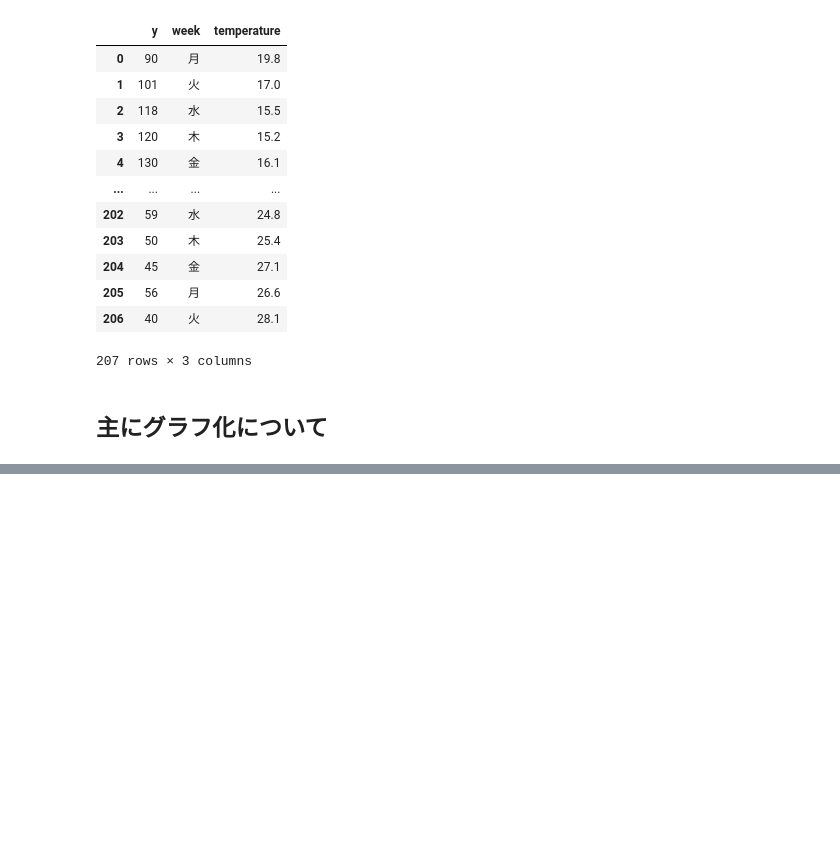
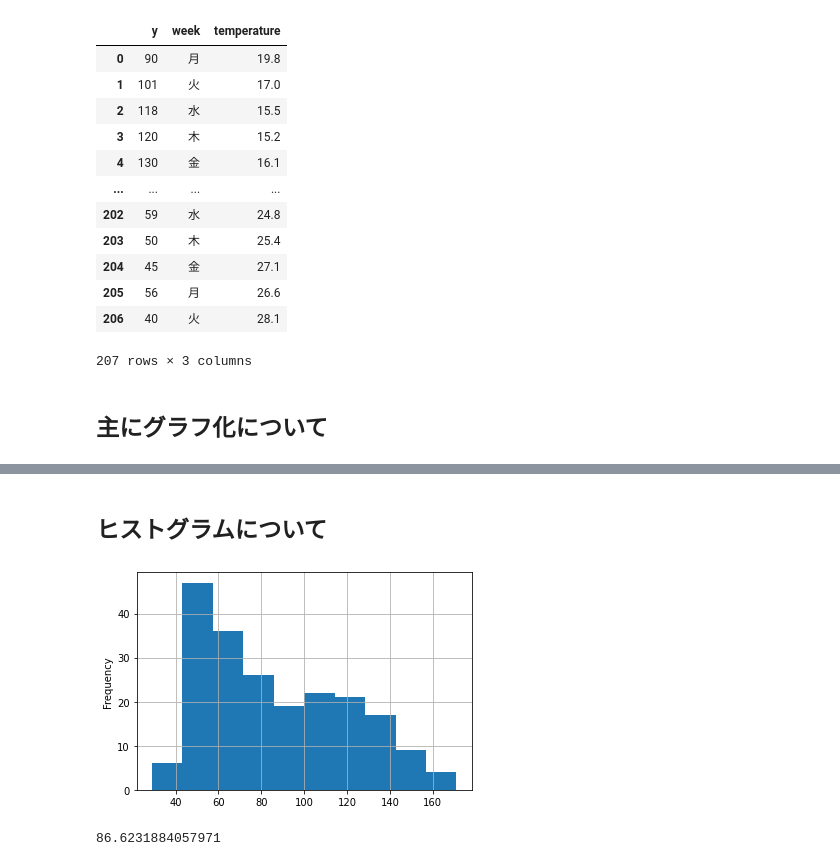
Before and after one commit to umanari145/python_ai, a Jupyter notebook: zerokara_data.ipynb, the cells around one changed output, grey strips where cells are left out. Drawn from its saved outputs; the diff is of its cells as text; code cells hidden in the pictures; blank space fills up the shorter version.

```diff
--- a/zerokara_data.ipynb
+++ b/zerokara_data.ipynb
@@ -174 +206,13 @@ Text(0, 0.5, 'sales')
 [figure]
+# %% [markdown]
+## ヒストグラムについて
+# %%
+#ヒストグラムの記述(gridあり)
+hist_gram = train["y"].plot.hist(grid=True)
+# %% [output]
+[figure, added]
+# %%
+y_mean = train["y"].mean()
+y_mean
+# %% [output]
+86.6231884057971
```
Also changed, not shown: parts of 18 cells of this notebook.
